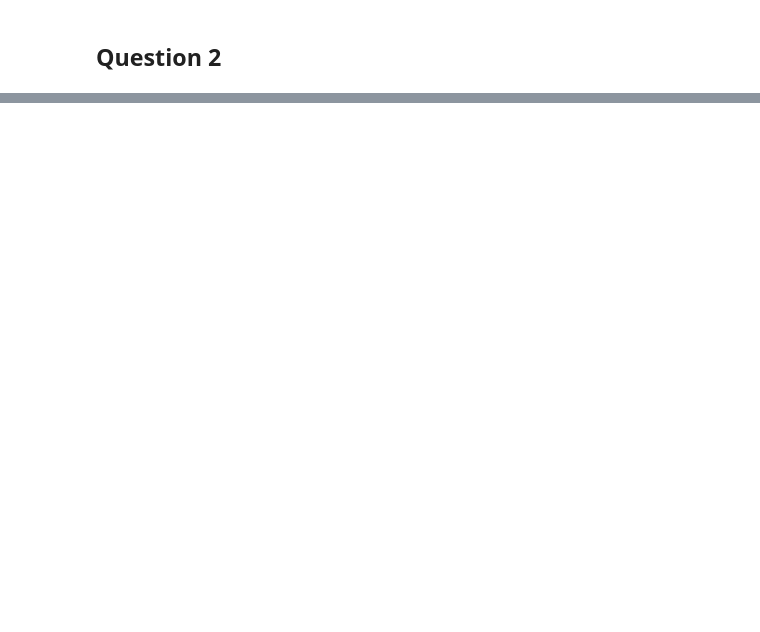
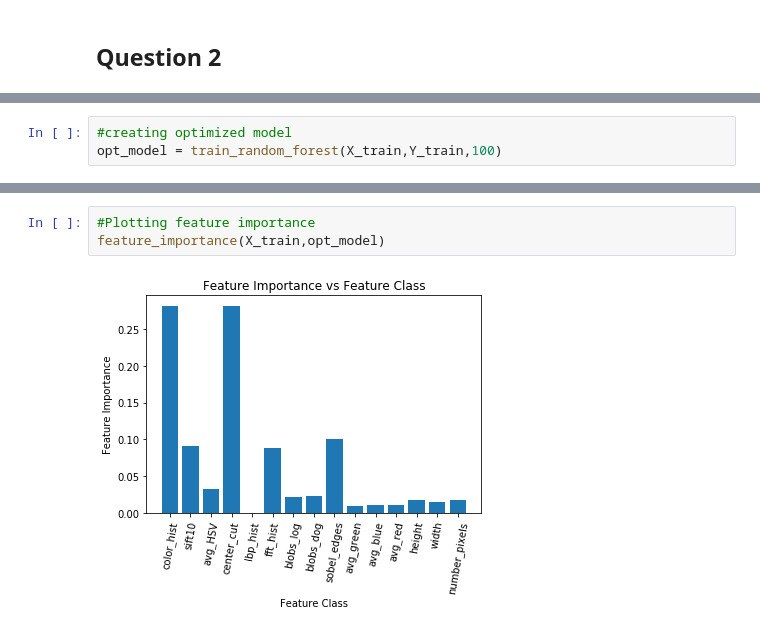
Before and after one commit to ckgrosch/groschner-python-ay250-homework, a Jupyter notebook: hw_6/hw_6_groschner.ipynb, the cells around one changed output, grey strips where cells are left out. Saved outputs shown, nothing was run; the diff lists cells and outputs as text; blank space fills up the shorter version.

```diff
--- a/hw_6/hw_6_groschner.ipynb
+++ b/hw_6/hw_6_groschner.ipynb
@@ -430,0 +340,3 @@ for i in enumerate(indices):
+# %%
+#creating optimized model
+opt_model = train_random_forest(X_train,Y_train,100)
@@ -430,0 +351,5 @@ for i in enumerate(indices):
+# %%
+#Plotting feature importance
+feature_importance(X_train,opt_model)
+# %% [output]
+[figure, added]
```
Also changed, not shown: parts of 54 cells of this notebook, 1 other file.
